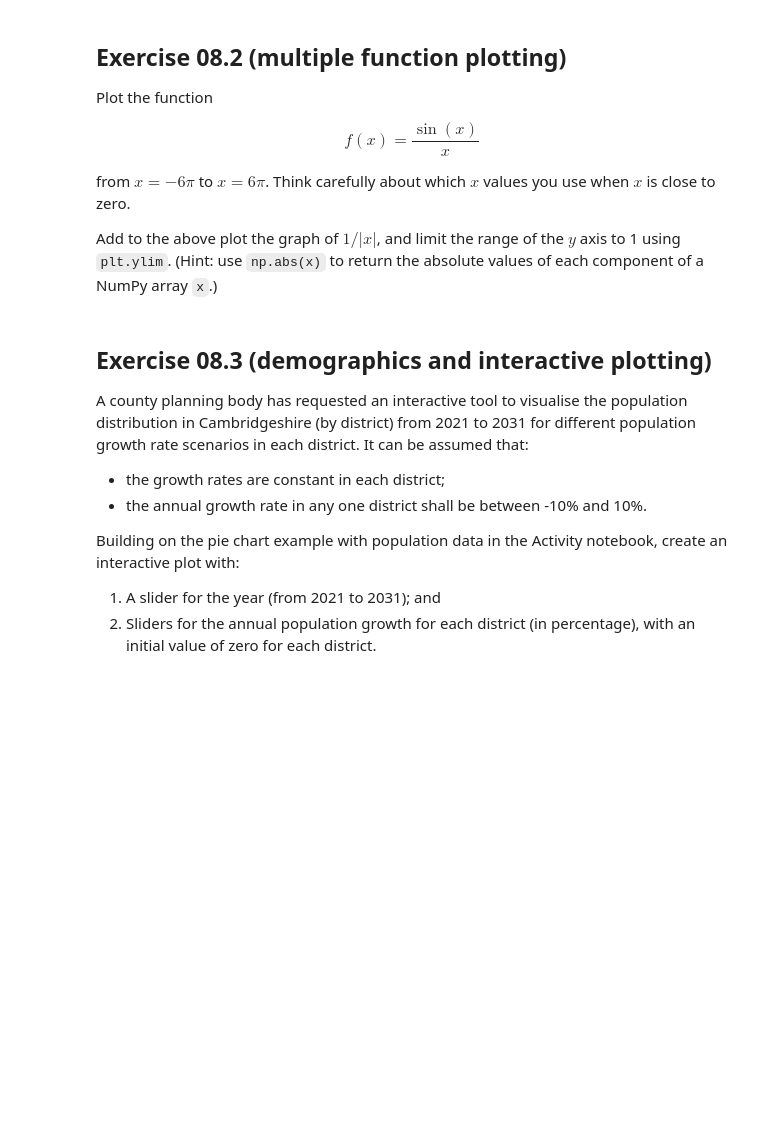
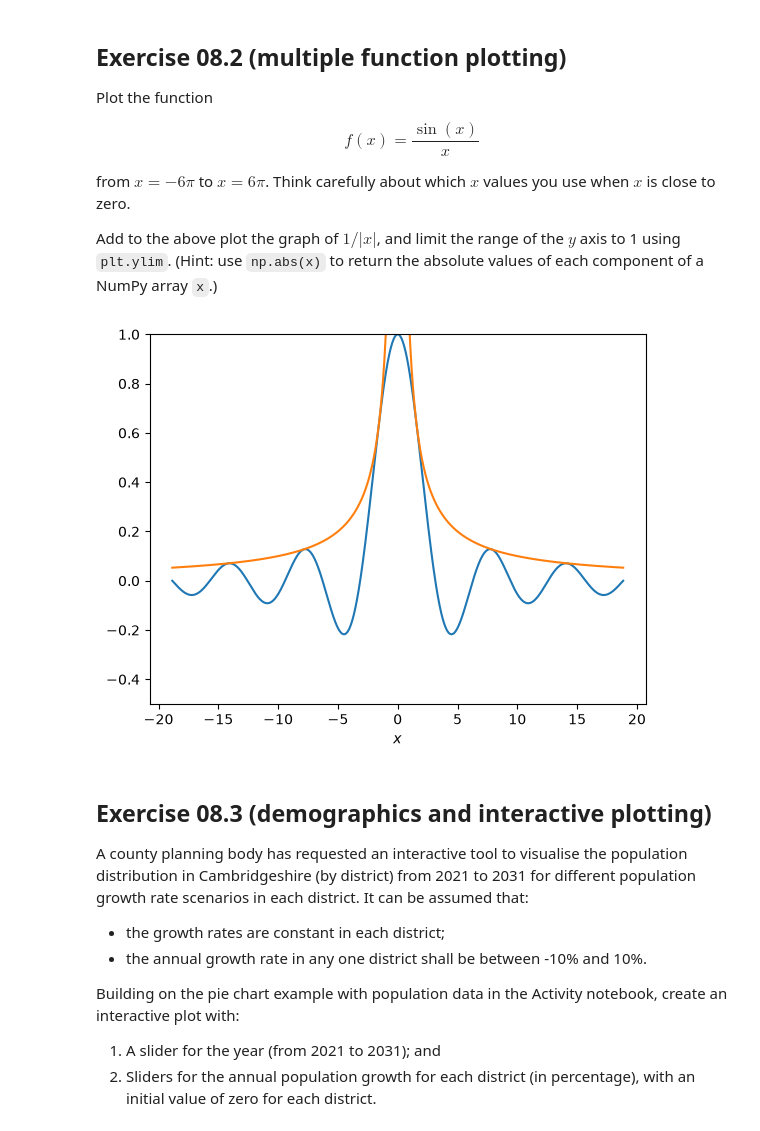
Before and after one commit to tr574-joh/PartIA-Computing-Michaelmas_tr574, a Jupyter notebook: 08 Exercises.ipynb, the cells around one changed output. Saved outputs shown, nothing was run; the diff lists cells and outputs as text; code cells hidden in the pictures; blank space fills up the shorter version.

```diff
--- a/08 Exercises.ipynb
+++ b/08 Exercises.ipynb
@@ -46,3 +60,16 @@ component of a NumPy array `x`.)
+# %%
+x = np.linspace(-6 * np.pi, 6 * np.pi, 1000)
+
+f = np.sin(x) * (1/x)
+g = 1/(np.abs(x))
+
+plt.plot(x, f, label = '$\sin(x)/x$')
+plt.plot(x, g, label = '$1/(\abs(x))$')
+plt.ylim(-0.5,1)
+plt.xlabel('$x$')
+plt.show()
+# %% [output]
+[figure, added]
 # %% [markdown]
 ## Exercise 08.3 (demographics and interactive plotting)
 
```
Also changed, not shown: parts of 13 cells of this notebook, 20 other files.
